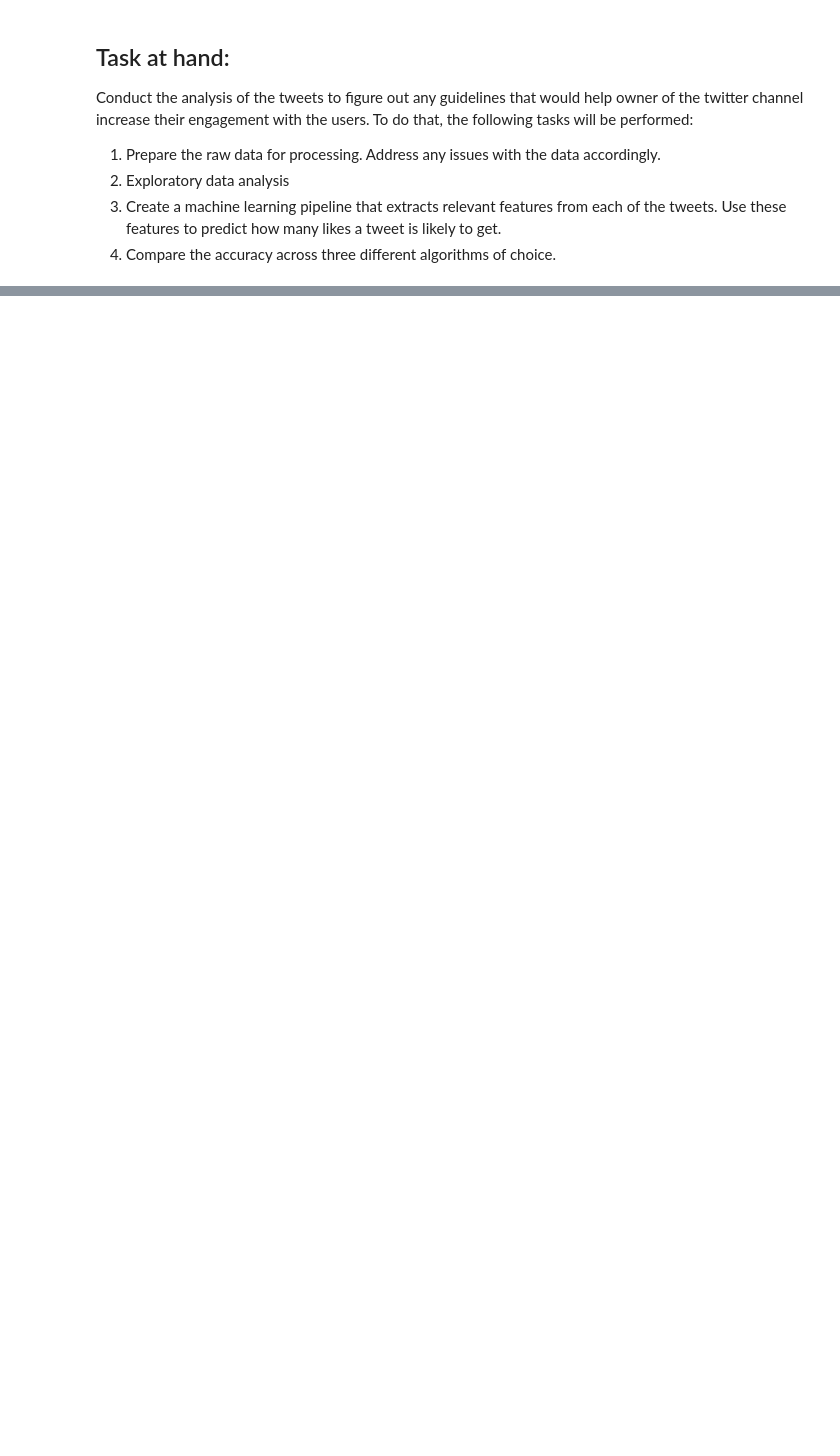
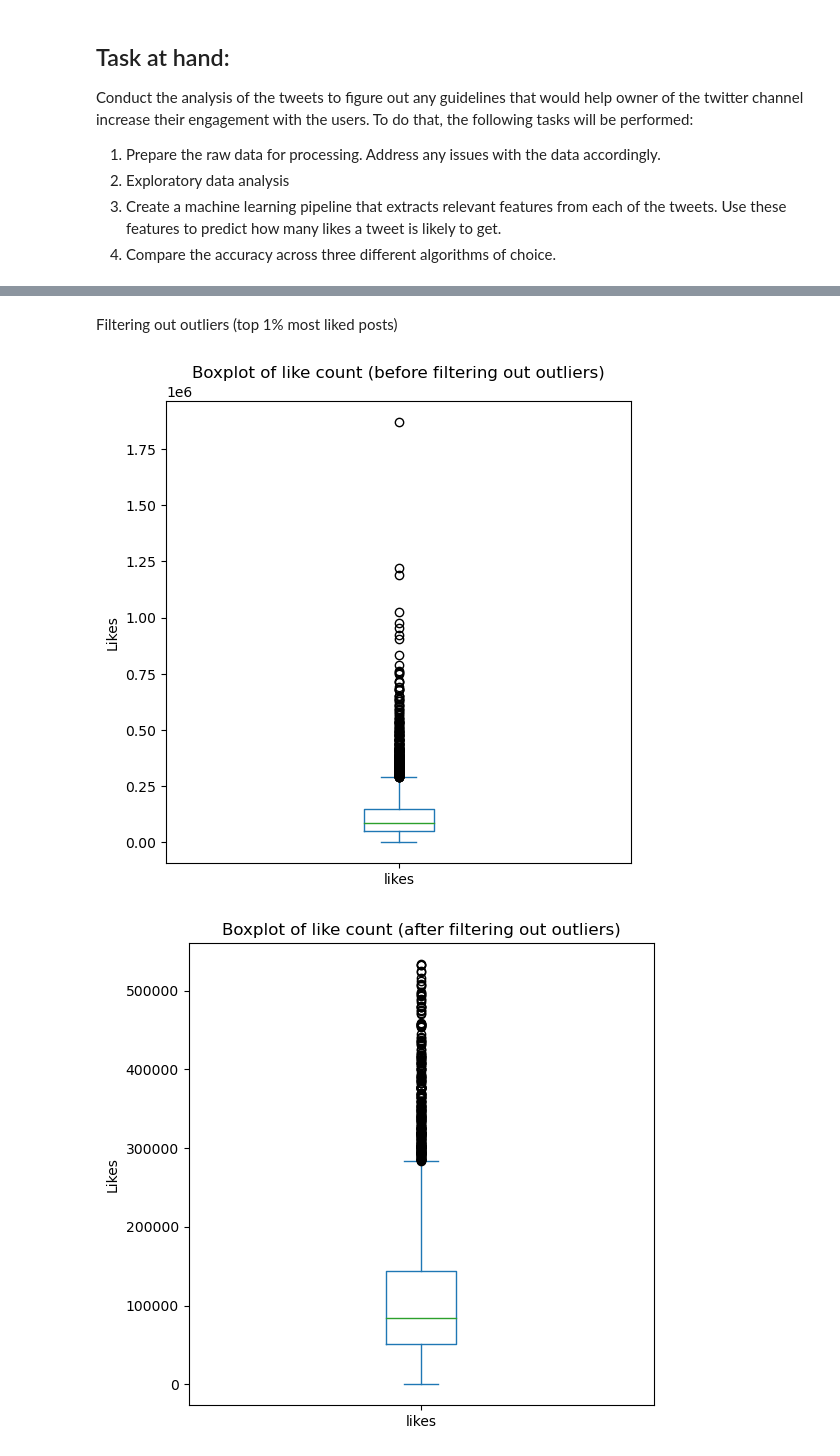
Before and after one commit to nickpostovoi/codingchallenges, a Jupyter notebook: Text Mining and Twitter/tmt_code.ipynb, the cells around one changed output, grey strips where cells are left out. Cells and saved outputs as stored; diff of their text form; code cells hidden in the pictures; blank space fills up the shorter version.

```diff
--- a/Text Mining and Twitter/tmt_code.ipynb
+++ b/Text Mining and Twitter/tmt_code.ipynb
@@ -27,0 +90,22 @@ C:\Users\ggnik\AppData\Local\Programs\Microsoft VS Code
+# %% [markdown]
+Filtering out outliers (top 1% most liked posts)
+# %%
+#plot the boxplot to visualise outliers
+plt.figure(figsize=(6, 6), dpi=100)
+data['likes'].plot(kind='box')
+plt.ylabel('Likes')
+plt.title('Boxplot of like count (before filtering out outliers)')
+plt.show()
+
+#filter out
+data = data[data['likes'] <  data['likes'].quantile(0.99)]
+
+# plot the boxplot after filtering
+plt.figure(figsize=(6, 6), dpi=100)
+data['likes'].plot(kind='box')
+plt.ylabel('Likes')
+plt.title('Boxplot of like count (after filtering out outliers)')
+plt.show()
+# %% [output]
+[figure, added]
+[figure, added]
```
Also changed, not shown: parts of 66 cells of this notebook, 2 other files.
